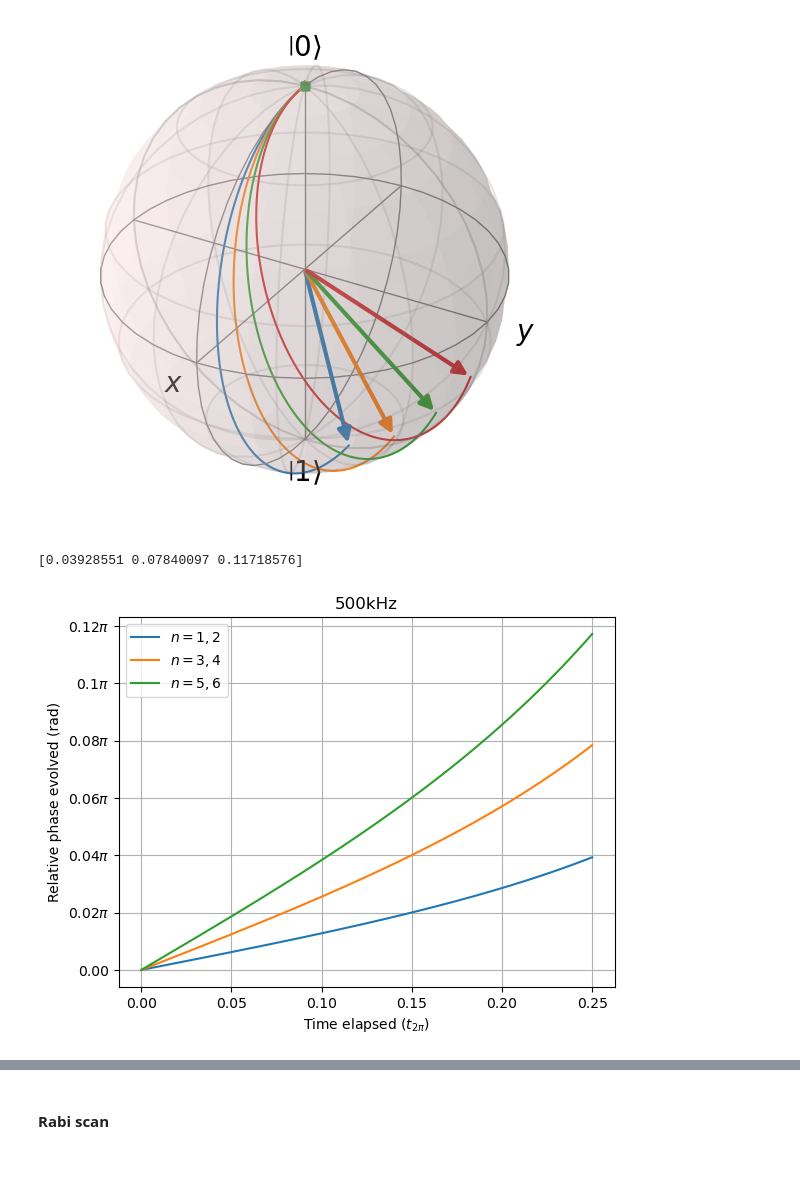
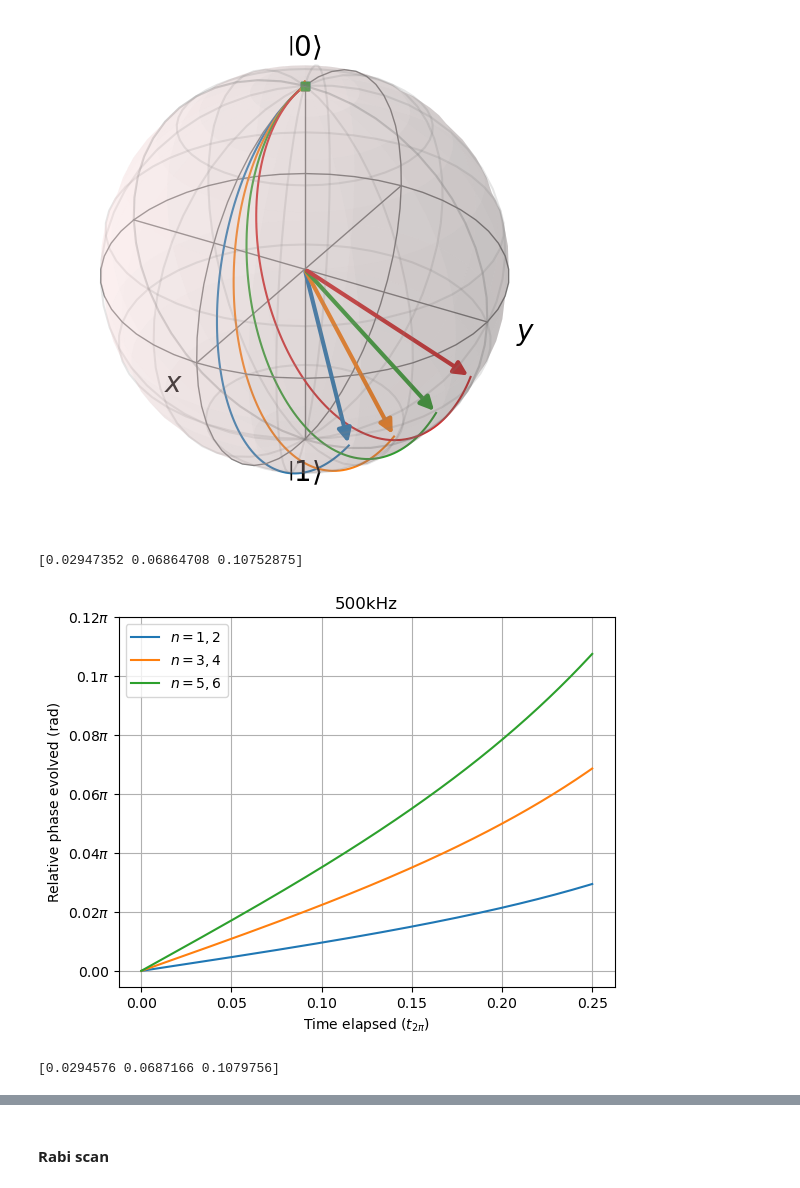
Before and after one commit to tr2g20/simulations, a Jupyter notebook: pulse_phase_evol.ipynb, the cells around one changed output, grey strips where cells are left out. Drawn from its saved outputs; the diff is of its cells as text; code cells hidden in the pictures.

```diff
--- a/pulse_phase_evol.ipynb
+++ b/pulse_phase_evol.ipynb
@@ -41,7 +41,7 @@ for i in range(len(indices)):
     initial_state = initial_state/ np.linalg.norm(initial_state) # Normalise
     pulse_seq1 = PulseSequence()
 
-    pulse1 = UpPulse(laser_det=np.full(n_steps,dR),phase=np.full(n_steps, pi/2), rabi_freq=np.full(n_steps,rabi_freq), duration=rabi_time/4)
+    pulse1 = UpPulse(laser_det=np.full(n_steps,0),phase=np.full(n_steps, pi/2), rabi_freq=np.full(n_steps,rabi_freq), duration=rabi_time/4)
     pulse2 = UpPulse(laser_det=np.full(n_steps,dR),phase=np.full(n_steps, pi/2), rabi_freq=np.full(n_steps,rabi_freq), duration=rabi_time/2)
 
     free = FreeEvolution(laser_det=(np.full(n_steps, -dR)), duration=(pi/(0.5*dR) - (1.8*0.039286*pi/(4*dR))))
@@ -53,7 +53,7 @@ for i in range(len(indices)):
 
 
 
-    pulse_seq1.add_pulses([pulse1, free2, MDFE, pulse1])
+    pulse_seq1.add_pulses([pulse1])
 
     wave_func, times = simulate_pulses_single_atom_analyt(pulse_seq=pulse_seq1, basis=basis, initial_state=initial_state, d_shift=k_eff*atom_veloc)
 
@@ -67,20 +67,20 @@ angles = (np.angle(wave_funcs[:,:,1]) - np.angle(wave_funcs[:,:,0]))
 
 angles = np.unwrap(angles, axis=1)
 
-# fig, ax = plt.subplots()
-# ax.plot(times/(rabi_time),angles.transpose()/pi)
-# # ax.set_yticks([0,0.02,0.04,0.06,0.08,0.1,0.12],[r'0.00', r'0.02$\pi$', r'0.04$\pi$', r'0.06$\pi$', r'0.08$\pi$', r'0.1$\pi$', r'0.12$\pi$'])
-# # ax.set_ylim(-0.005,0.12)
-# ax.grid()
-# ax.set_ylabel(r'Relative phase evolved (rad)')
-# ax.set_xlabel(r'Time elapsed ($t_{2\pi}$)')
-# ax.legend([r'$n=0,1$',r'$n=2,3$',r'$n=4,5$',r'$n=6,7$'])
-# ax.set_title('500kHz')
-# # plt.ylim(0,2.1)
-# # plt.xlim(0,(rabi_time/2)*1.1)
+fig, ax = plt.subplots()
+ax.plot(times/(rabi_time),angles.transpose()/pi)
+# ax.set_yticks([0,0.02,0.04,0.06,0.08,0.1,0.12],[r'0.00', r'0.02$\pi$', r'0.04$\pi$', r'0.06$\pi$', r'0.08$\pi$', r'0.1$\pi$', r'0.12$\pi$'])
+# ax.set_ylim(-0.005,0.12)
+ax.grid()
+ax.set_ylabel(r'Relative phase evolved (rad)')
+ax.set_xlabel(r'Time elapsed ($t_{2\pi}$)')
+ax.legend([r'$n=0,1$',r'$n=2,3$',r'$n=4,5$',r'$n=6,7$'])
+ax.set_title('500kHz')
+# plt.ylim(0,2.1)
+# plt.xlim(0,(rabi_time/2)*1.1)
 
 print(angles[:,-1]/pi)
-
+print((angles[1,-1]-angles[0,-1])/pi)
 
 
 
@@ -293,7 +294,7 @@ for i in range(len(indices)):
     initial_state = initial_state/ np.linalg.norm(initial_state) # Normalise
     pulse_seq1 = PulseSequence()
 
-    pulse1 = DownPulse(laser_det=np.full(n_steps,dR),phase=np.full(n_steps, -pi/2), rabi_freq=np.full(n_steps,rabi_freq), duration=rabi_time/4)
+    pulse1 = DownPulse(laser_det=np.full(n_steps,0),phase=np.full(n_steps, -pi/2), rabi_freq=np.full(n_steps,rabi_freq), duration=rabi_time/4)
 
     # detuning = 40*dR
     # free_time = 2*pi/(np.abs(dR-detuning))
@@ -308,35 +309,43 @@ for i in range(len(indices)):
 
     wave_funcs[i,:,:] = wave_func[:,indices[i]:indices[i]+2]
 
 
 angles = (np.angle(wave_funcs[:,:,1]) - np.angle(wave_funcs[:,:,0]))
 
 angles = np.unwrap(angles, axis=1)
 
 fig, ax = plt.subplots()
 ax.plot(times/(rabi_time),angles.transpose()/pi)
 ax.set_yticks([0,0.02,0.04,0.06,0.08,0.1,0.12],[r'0.00', r'0.02$\pi$', r'0.04$\pi$', r'0.06$\pi$', r'0.08$\pi$', r'0.1$\pi$', r'0.12$\pi$'])
 # ax.set_ylim(-0.005,0.12)
 ax.grid()
 ax.set_ylabel(r'Relative phase evolved (rad)')
 ax.set_xlabel(r'Time elapsed ($t_{2\pi}$)')
 ax.legend([r'$n=1,2$',r'$n=3,4$',r'$n=5,6$'])
 ax.set_title('500kHz')
 # plt.ylim(0,2.1)
 # plt.xlim(0,(rabi_time/2)*1.1)
 
 
 print(angles[:,-1]/pi)
 
 
 
 
 
 # display_table_compare(basis=basis, init_state=wave_func[0,:], final_state=wave_func[-1,:])
 # plot_bloch(wave_func=wave_func[:,indices[0]:indices[1]+1], show=True)
 # %% [output]
-[0.03928551 0.07840097 0.11718576]
+[0.02947352 0.06864708 0.10752875]
-[figure, old version]
+[figure, new version]
+# %%
+eee = np.array([1,3,5])
+lamda = 0.039259
+psi_0 = 0.0098281
+eee1 = psi_0-(lamda/4) + ((2*eee+1)*(lamda/4))
+print(eee1)
+# %% [output]
+[0.0294576 0.0687166 0.1079756]
 # %%
 plot_bloch_multi(wave_func=wave_funcs, show=False)
 # %% [output]
```
Also changed, not shown: parts of 3 cells of this notebook.
